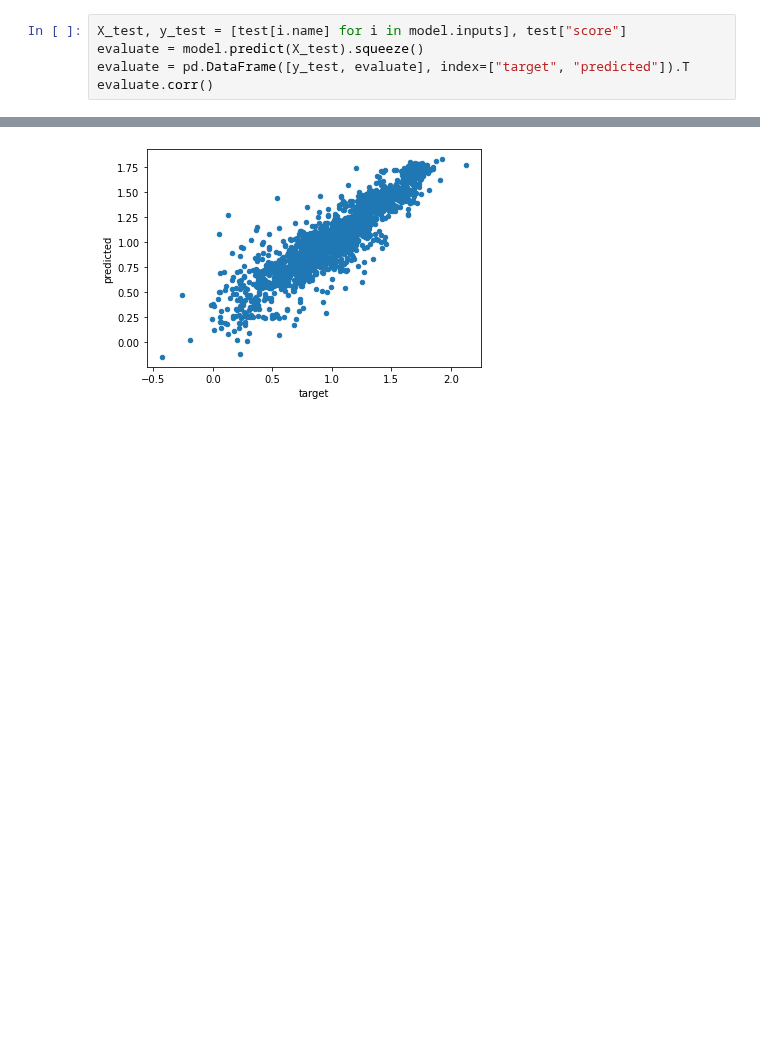
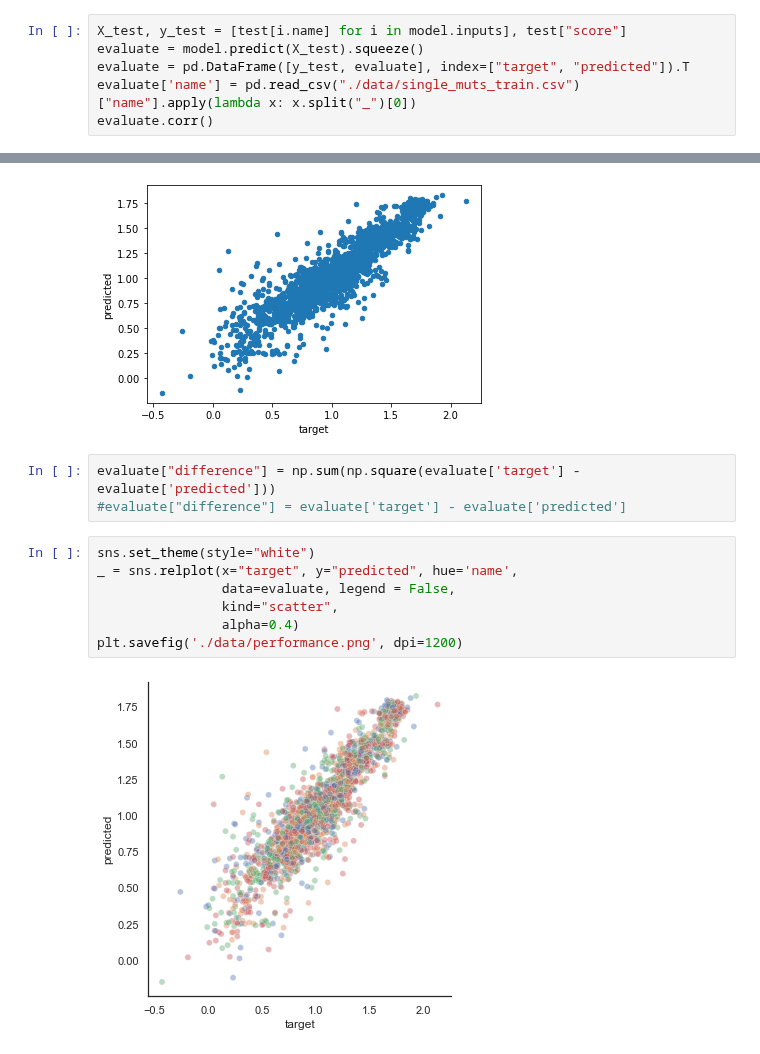
Before and after one commit to AlessioZanga/BioHackaton2021, a Jupyter notebook: evaluation.ipynb, the cells around one changed output, grey strips where cells are left out. Saved outputs shown, nothing was run; the diff lists cells and outputs as text; blank space fills up the shorter version.

Commit message:
Added Scatterplot Correlation
Added Scatterplot Correlation for the Single mutant

```diff
--- a/evaluation.ipynb
+++ b/evaluation.ipynb
@@ -29,6 +31,7 @@ model = tf.keras.models.load_model("model.h5", custom_objects={"rmse": rmse, "R2
 X_test, y_test = [test[i.name] for i in model.inputs], test["score"]
 evaluate = model.predict(X_test).squeeze()
 evaluate = pd.DataFrame([y_test, evaluate], index=["target", "predicted"]).T
+evaluate['name'] = pd.read_csv("./data/single_muts_train.csv")["name"].apply(lambda x: x.split("_")[0])
 evaluate.corr()
 # %% [output]
 |  | target | predicted |
@@ -38,3 +41,15 @@ evaluate.corr()
 _ = evaluate.plot.scatter("target", "predicted")
 # %% [output]
 [figure]
+# %%
+evaluate["difference"] = np.sum(np.square(evaluate['target'] - evaluate['predicted']))
+#evaluate["difference"] = evaluate['target'] - evaluate['predicted']
+# %%
+sns.set_theme(style="white")
+_ = sns.relplot(x="target", y="predicted", hue='name',
+                data=evaluate, legend = False,
+                kind="scatter",
+                alpha=0.4)
+plt.savefig('./data/performance.png', dpi=1200)
+# %% [output]
+[figure, added]
```
Also changed, not shown: parts of 4 cells of this notebook.
